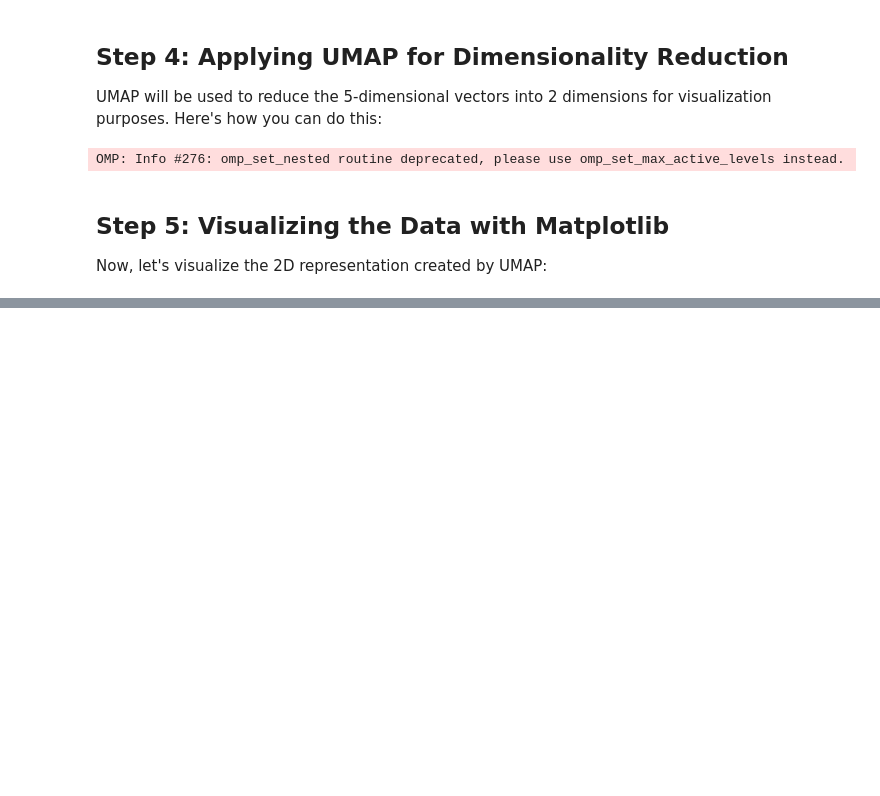
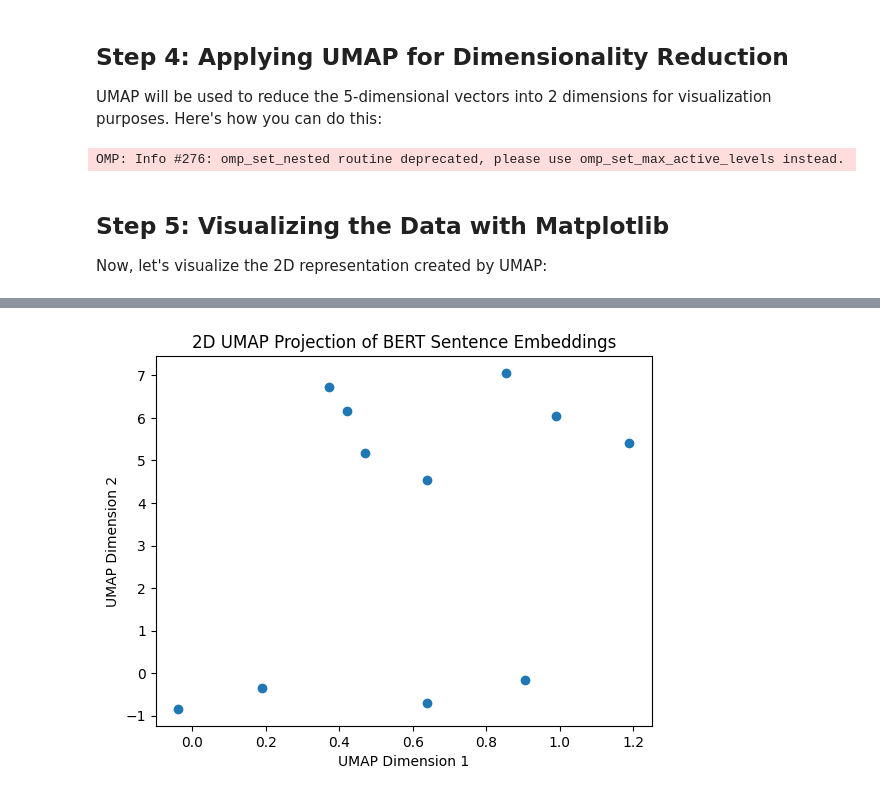
Before and after one commit to MadisonEvans94/headspace, a Jupyter notebook: umap.ipynb, the cells around one changed output, grey strips where cells are left out. Cells and saved outputs as stored; diff of their text form; code cells hidden in the pictures; blank space fills up the shorter version.

```diff
--- a/umap.ipynb
+++ b/umap.ipynb
@@ -71,0 +165,26 @@ plt.show()
+# %%
+# Averaging the token embeddings to get a single vector per sentence
+sentence_embeddings = [torch.mean(embedding.squeeze(), dim=0)
+                       for embedding in embeddings]
+
+# Convert the list of tensors to a NumPy array
+sentence_embeddings_np = torch.stack(sentence_embeddings).detach().numpy()
+# %%
+# Initialize the UMAP object for 2D (or 3D) reduction
+reducer = umap.UMAP(n_components=2, random_state=42, n_neighbors=3)
+
+# Fit the model to your embeddings and transform the data
+reduced_embeddings = reducer.fit_transform(sentence_embeddings_np)
+# %%
+# 2D Visualization
+plt.scatter(reduced_embeddings[:, 0], reduced_embeddings[:, 1])
+
+# Adding labels and title for clarity
+plt.xlabel('UMAP Dimension 1')
+plt.ylabel('UMAP Dimension 2')
+plt.title('2D UMAP Projection of BERT Sentence Embeddings')
+
+# Show the plot
+plt.show()
+# %% [output]
+[figure, added]
```
Also changed, not shown: parts of 5 cells of this notebook.
